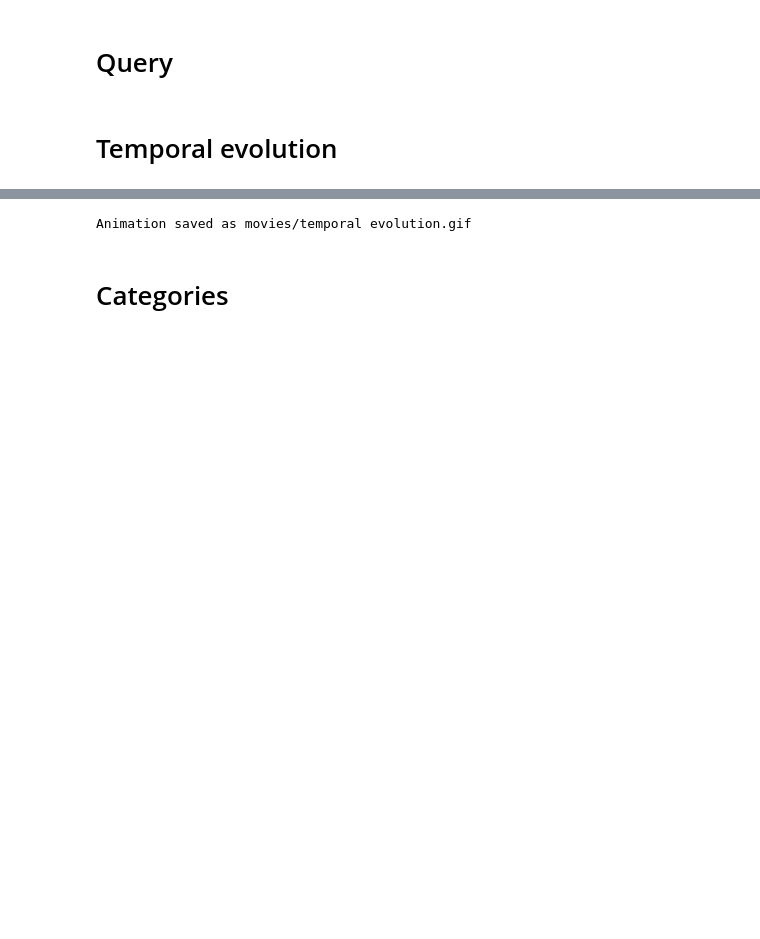
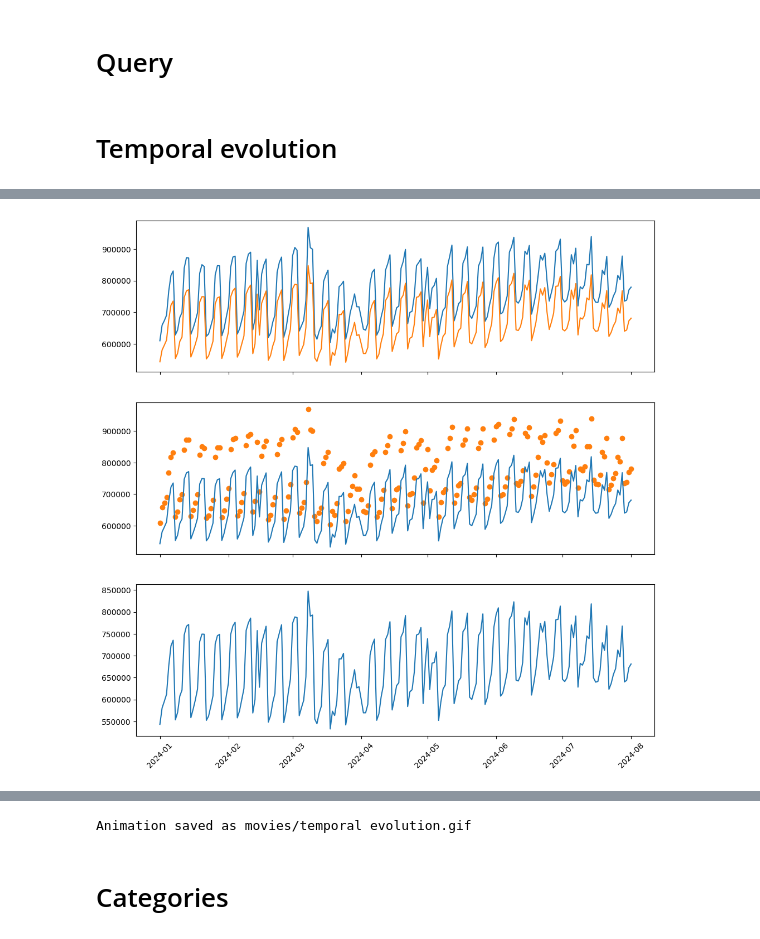
Before and after one commit to JordiCremades4444/central-node, a Jupyter notebook: notebooks/982_2024_10_02_plot_animation/plot_animation.ipynb, the cells around one changed output, grey strips where cells are left out. Cells and saved outputs as stored; diff of their text form; code cells hidden in the pictures; blank space fills up the shorter version.

```diff
--- a/notebooks/982_2024_10_02_plot_animation/plot_animation.ipynb
+++ b/notebooks/982_2024_10_02_plot_animation/plot_animation.ipynb
@@ -41,0 +91,29 @@ orders['p_creation_date'] = pd.to_datetime(orders['p_creation_date'])
+# %%
+# Create an instance of DataFrameVisualizer
+visualizer = dataframe_visualizer.DataFrameVisualizer(orders)
+
+# Define the figure and axes
+fig, axes = visualizer.create_figure(
+    n_plots=3,
+    fig_length=12,
+    fig_height=12,
+    x_rotation=45,
+    share_x=True,
+    share_y=False)
+
+# Plot the data on the first axis
+visualizer.multiple_variable_lineplot(x_column='p_creation_date', y_columns=['n_orders', 'n_customers'], ax=axes[0])
+
+# Plot on the second axis if needed
+visualizer.multiple_variable_lineplot(x_column='p_creation_date', y_columns=['n_customers'], ax=axes[1])
+
+# Plot on the second axis if needed
+visualizer.multiple_variable_scatterplot(x_column='p_creation_date', y_columns=['n_orders'], colors=['orange'], ax=axes[1])
+
+# Plot on the second axis if needed
+visualizer.multiple_variable_lineplot(x_column='p_creation_date', y_columns=['n_customers'], ax=axes[2])
+
+# Show the figure
+plt.show()
+# %% [output]
+[figure, added]
```
Also changed, not shown: parts of 4 cells of this notebook, 2 other files.
